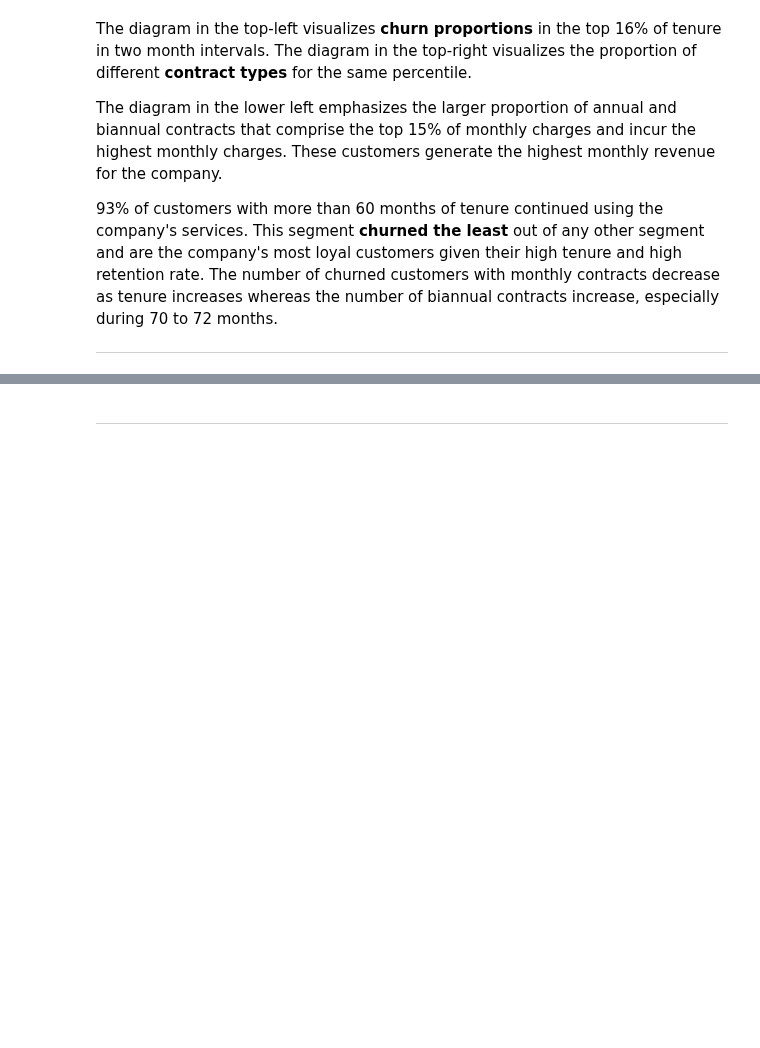
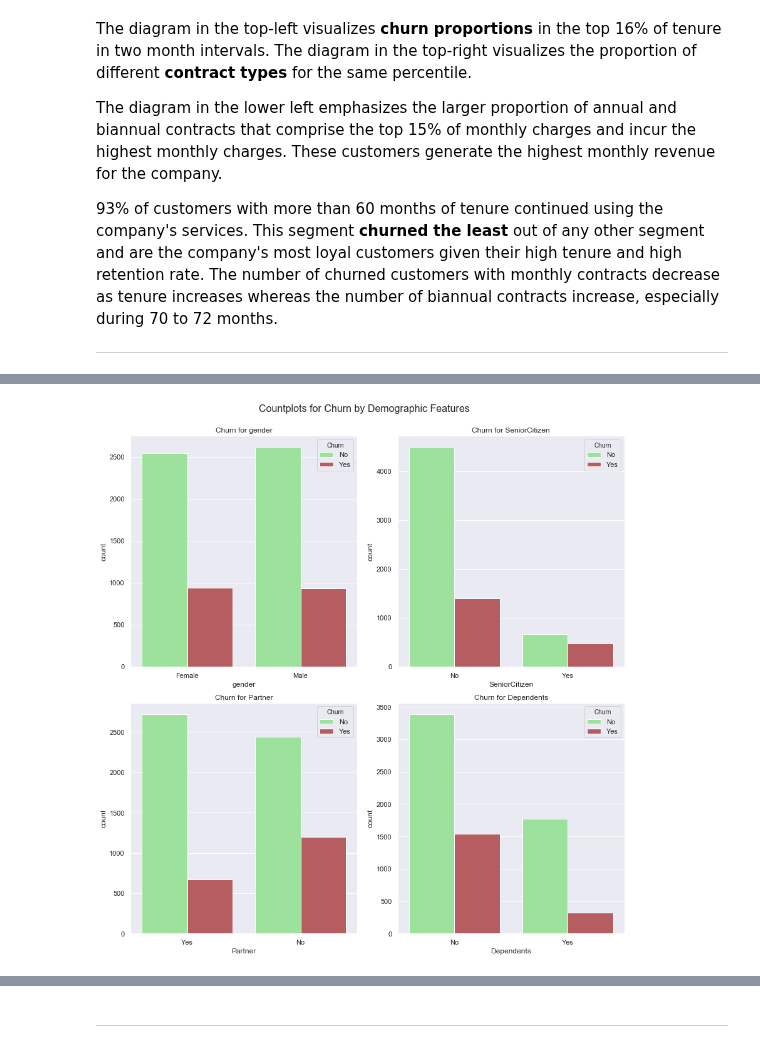
Before and after one commit to ayn28/Project-Portfolio, a Jupyter notebook: current-capstone-project/customer-churn/customer_churn.ipynb, the cells around one changed output, grey strips where cells are left out. Drawn from its saved outputs; the diff is of its cells as text; code cells hidden in the pictures; blank space fills up the shorter version.

```diff
--- a/current-capstone-project/customer-churn/customer_churn.ipynb
+++ b/current-capstone-project/customer-churn/customer_churn.ipynb
@@ -702,0 +637,21 @@ for col in cat_cols:
+# %%
+# Categorical demographic features
+demo_cols = ['gender', 'SeniorCitizen', 'Partner', 'Dependents']
+
+# Instantiate figure to render plots on
+fig8 = plt.figure(figsize=(12, 12))
+
+# Figure title
+fig8.suptitle('Countplots for Churn by Demographic Features', y=1.03, fontsize=16);
+
+# Loop through iterable and draw plots
+for col, i in zip(demo_cols, range(1, len(demo_cols) + 1)):
+    plt.subplot(2, 2, i);
+    sns.countplot(x=col, hue='Churn', palette=['lightgreen', 'r'], data=df);
+    plt.title('Churn for ' + col);
+
+# Display plot
+plt.tight_layout()
+plt.show()
+# %% [output]
+[figure, added]
```
Also changed, not shown: parts of 10 cells of this notebook.
